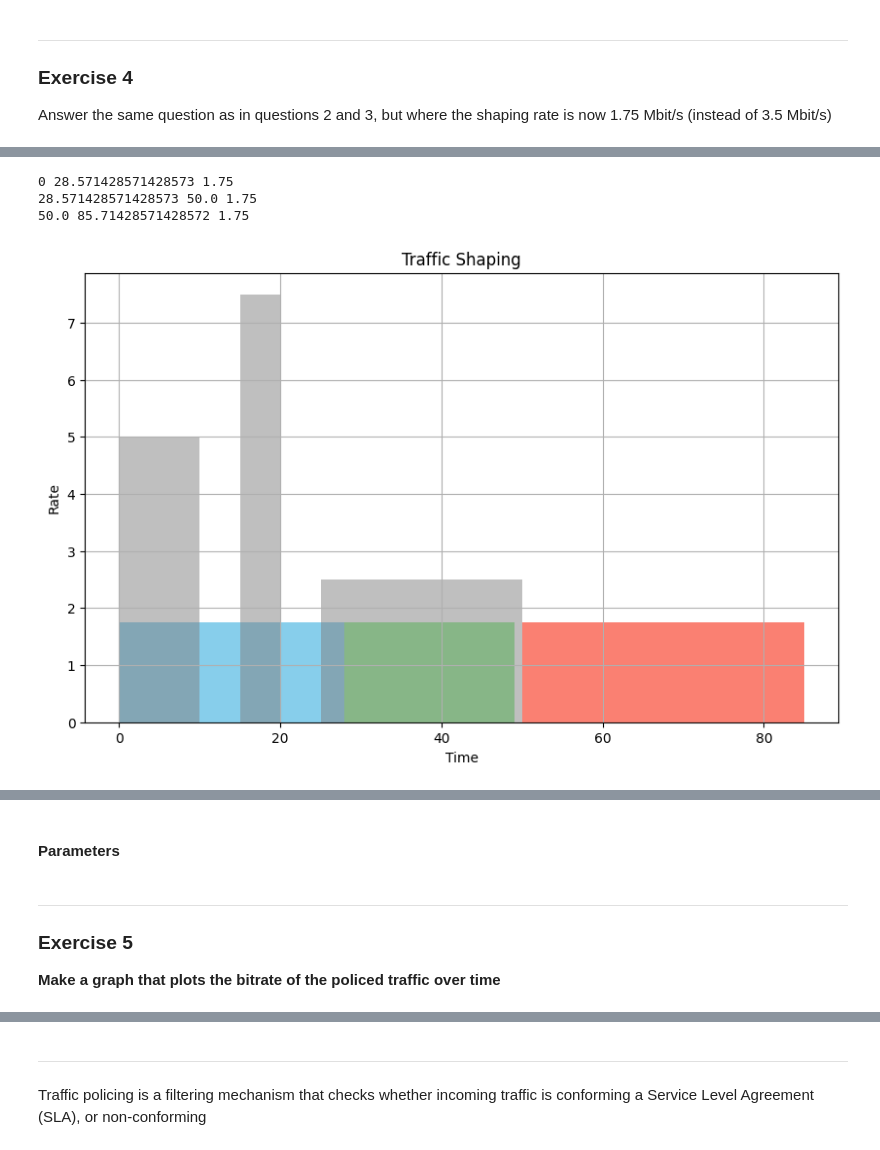
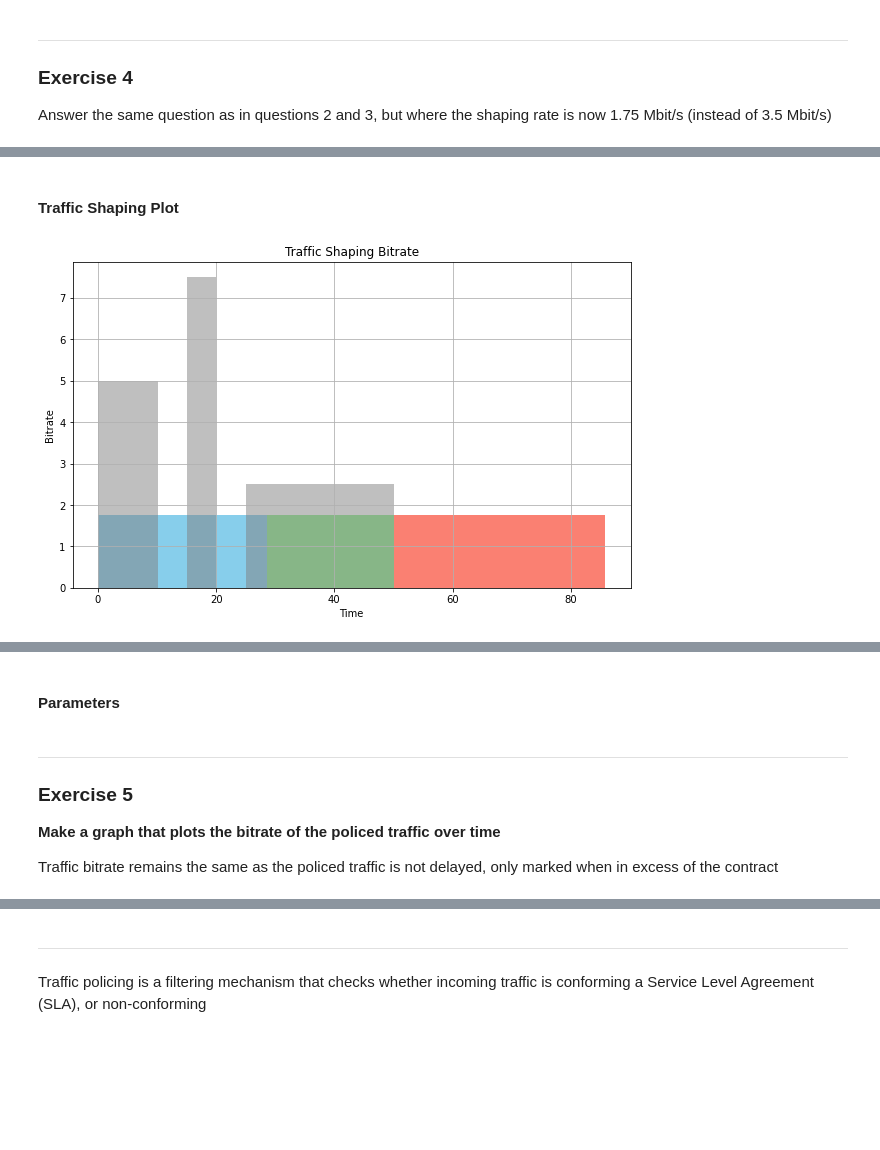
Before and after one commit to VictorianHues/NetworkedSystemsHomework, a Jupyter notebook: HW2/hw2_Peterson_15476758.ipynb, the cells around one changed output, grey strips where cells are left out. Cells and saved outputs as stored; diff of their text form; code cells hidden in the pictures; blank space fills up the shorter version.

```diff
--- a/HW2/hw2_Peterson_15476758.ipynb
+++ b/HW2/hw2_Peterson_15476758.ipynb
@@ -210,17 +206,23 @@ plt.show()
 # %%
+# Plots Traffic as individual bar graphs, iterating through the shaped traffic and the original traffic over time steps
 plt.figure(figsize=(10, 6))
 
 colors = ['skyblue', 'lightgreen', 'salmon', 'orange', 'purple']
+timestepSize = 0.1
 
 # Plot the shaped traffic
 for idx, ((start, end), rate) in enumerate(shapedTraffic):
     color = colors[idx % len(colors)]
-    for i in range(int((end - start))):
-        plt.bar(int(start + i), rate, width=1, color=color, align='edge')
+    current_time = start
+    while current_time < end:
+        plt.bar(current_time, rate, width=timestepSize, color=color, align='edge')
+        current_time += timestepSize
 
 for (start, end), rate in traffic.items():
-    for i in range(int((end - start))):
-        plt.bar(int(start + i), rate, width=1, color='gray', align='edge', alpha=0.5)
+    current_time = start
+    while current_time < end:
+        plt.bar(current_time, rate, width=timestepSize, color='gray', align='edge', alpha=0.5)
+        current_time += timestepSize
 
 plt.xlabel('Time')
 plt.ylabel('Bitrate')
@@ -268,29 +266,34 @@ plt.show()
+# %% [markdown]
+#### Traffic Shaping Plot
 # %%
+# Plots Traffic as individual bar graphs, iterating through the shaped traffic and the original traffic over time steps
 plt.figure(figsize=(10, 6))
 
 colors = ['skyblue', 'lightgreen', 'salmon', 'orange', 'purple']
+timestepSize = 0.1
 
+# Plot the shaped traffic
 for idx, ((start, end), rate) in enumerate(shapedTraffic2):
-    print(start, end, rate)
     color = colors[idx % len(colors)]
-    for i in range(int((end - start))):
-        plt.bar(int(start + i), rate, width=1, color=color, align='edge')
+    current_time = start
+    while current_time < end:
+        plt.bar(current_time, rate, width=timestepSize, color=color, align='edge')
+        current_time += timestepSize
 
 for (start, end), rate in traffic.items():
-    for i in range(int((end - start))):
-        plt.bar(int(start + i), rate, width=1, color='gray', align='edge', alpha=0.5)
+    current_time = start
+    while current_time < end:
+        plt.bar(current_time, rate, width=timestepSize, color='gray', align='edge', alpha=0.5)
+        current_time += timestepSize
 
 plt.xlabel('Time')
-plt.ylabel('Rate')
-plt.title('Traffic Shaping')
+plt.ylabel('Bitrate')
+plt.title('Traffic Shaping Bitrate')
 plt.grid(True)
 
 plt.show()
 # %% [output]
-0 28.571428571428573 1.75
-28.571428571428573 50.0 1.75
-50.0 85.71428571428572 1.75
-[figure, old version]
+[figure, new version]
 # %% [markdown]
 ---
 Figure 2 below illustrates the shaping functionality for a simplistic single-
@@ -318,6 +321,8 @@ timestepSize = 0.1
 ### Exercise 5
 
 **Make a graph that plots the bitrate of the policed traffic over time**
+
+Traffic bitrate remains the same as the policed traffic is not delayed, only marked when in excess of the contract
 # %%
 plt.figure(figsize=(10, 6))
 
```
Also changed, not shown: parts of 30 cells of this notebook, 1 other file.
